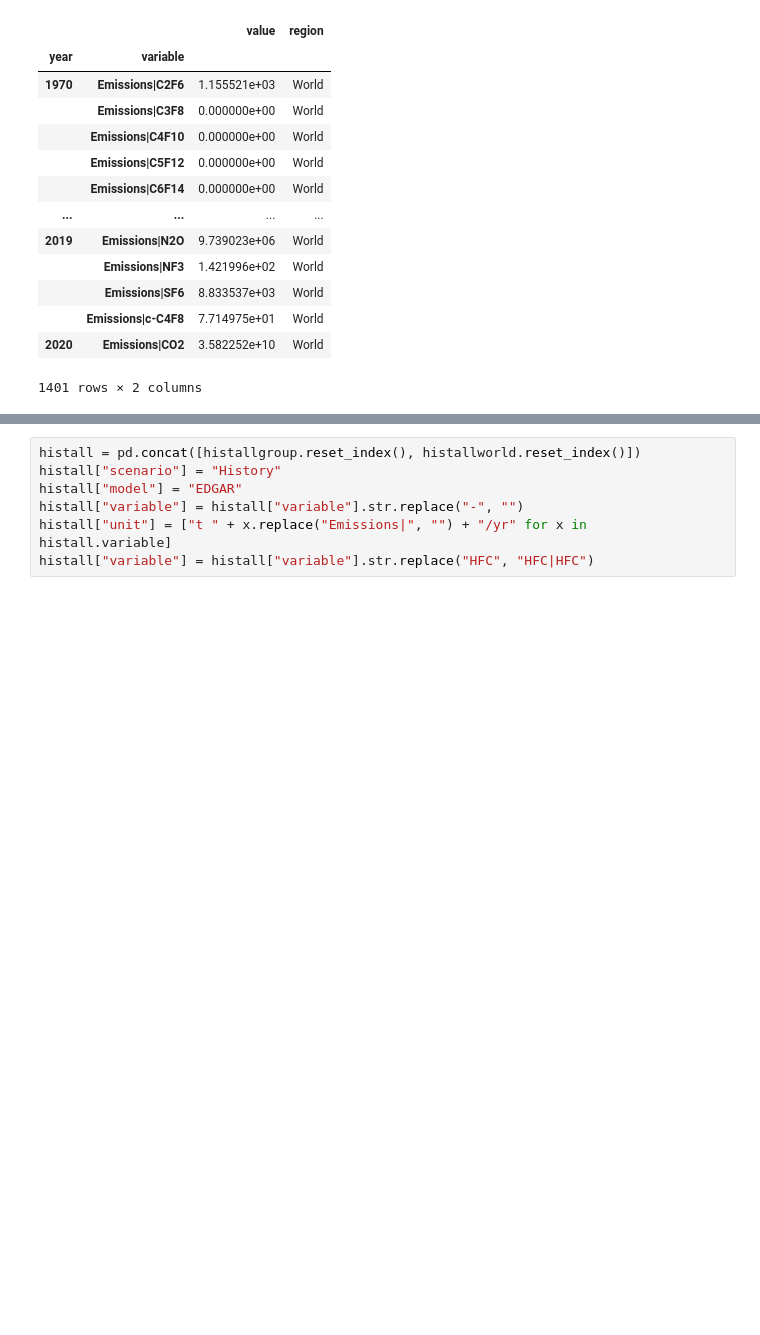
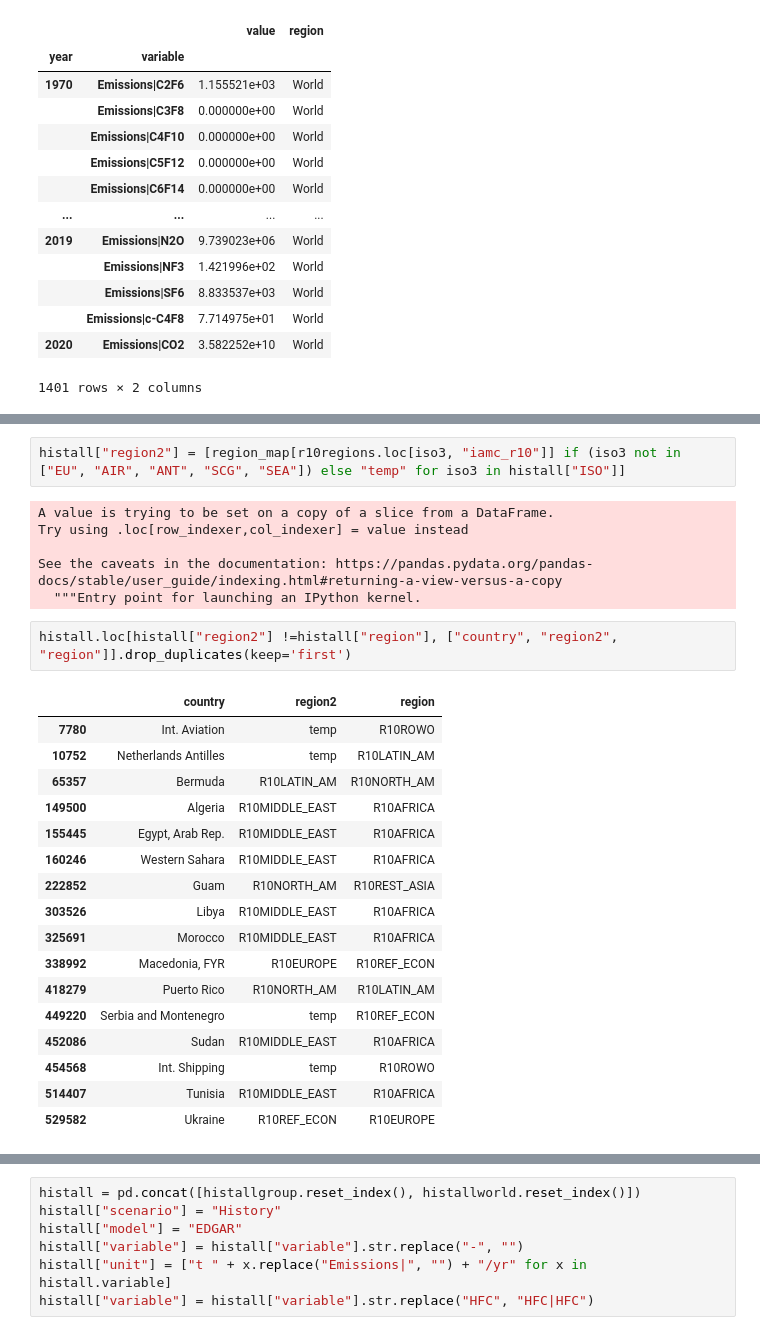
Before and after one commit to Rlamboll/RegionalEmissionsNetZero, a Jupyter notebook: notebooks/02_harmonise.ipynb, the cells around one changed output, grey strips where cells are left out. Saved outputs shown, nothing was run; the diff lists cells and outputs as text; blank space fills up the shorter version.

```diff
--- a/notebooks/02_harmonise.ipynb
+++ b/notebooks/02_harmonise.ipynb
@@ -191,0 +218,28 @@ histallworld
+# %%
+histall["region2"] = [region_map[r10regions.loc[iso3, "iamc_r10"]] if (iso3 not in ["EU", "AIR", "ANT", "SCG", "SEA"]) else "temp" for iso3 in histall["ISO"]]
+# %% [output]
+A value is trying to be set on a copy of a slice from a DataFrame.
+Try using .loc[row_indexer,col_indexer] = value instead
+
+See the caveats in the documentation: https://pandas.pydata.org/pandas-docs/stable/user_guide/indexing.html#returning-a-view-versus-a-copy
+  """Entry point for launching an IPython kernel.
+# %%
+histall.loc[histall["region2"] !=histall["region"], ["country", "region2", "region"]].drop_duplicates(keep='first')
+# %% [output]
+|  | country | region2 | region |
+| 7780 | Int. Aviation | temp | R10ROWO |
+| 10752 | Netherlands Antilles | temp | R10LATIN_AM |
+| 65357 | Bermuda | R10LATIN_AM | R10NORTH_AM |
+| 149500 | Algeria | R10MIDDLE_EAST | R10AFRICA |
+| 155445 | Egypt, Arab Rep. | R10MIDDLE_EAST | R10AFRICA |
+| 160246 | Western Sahara | R10MIDDLE_EAST | R10AFRICA |
+| 222852 | Guam | R10NORTH_AM | R10REST_ASIA |
+| 303526 | Libya | R10MIDDLE_EAST | R10AFRICA |
+| 325691 | Morocco | R10MIDDLE_EAST | R10AFRICA |
+| 338992 | Macedonia, FYR | R10EUROPE | R10REF_ECON |
+| 418279 | Puerto Rico | R10NORTH_AM | R10LATIN_AM |
+| 449220 | Serbia and Montenegro | temp | R10REF_ECON |
+| 452086 | Sudan | R10MIDDLE_EAST | R10AFRICA |
+| 454568 | Int. Shipping | temp | R10ROWO |
+| 514407 | Tunisia | R10MIDDLE_EAST | R10AFRICA |
+| 529582 | Ukraine | R10REF_ECON | R10EUROPE |
```
Also changed, not shown: parts of 4 cells of this notebook, 3 other files.
